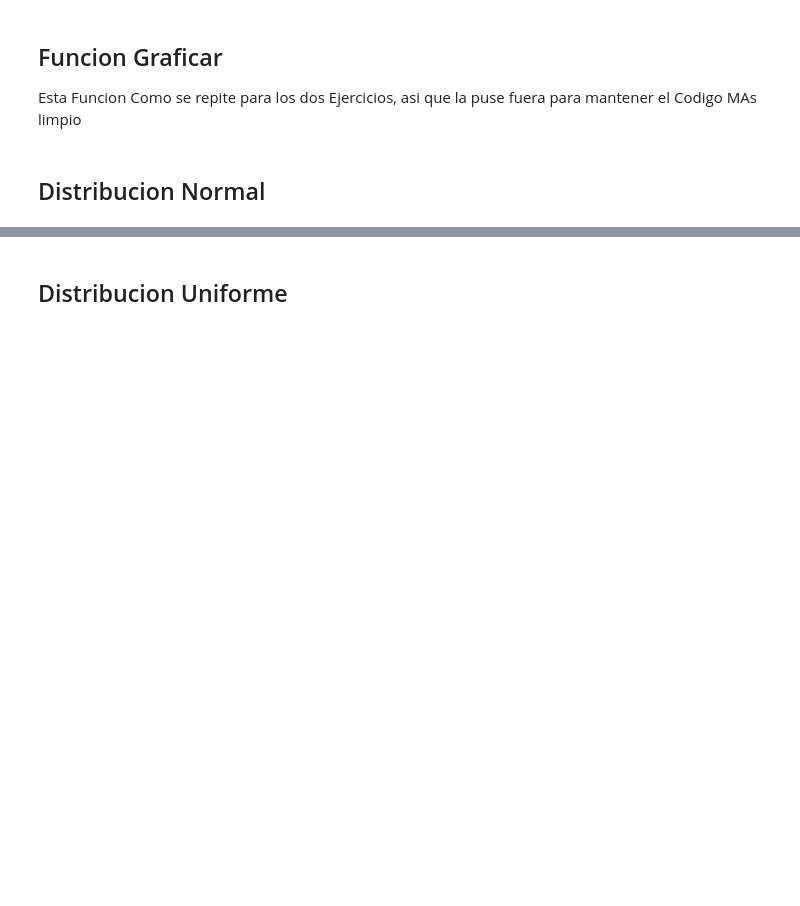
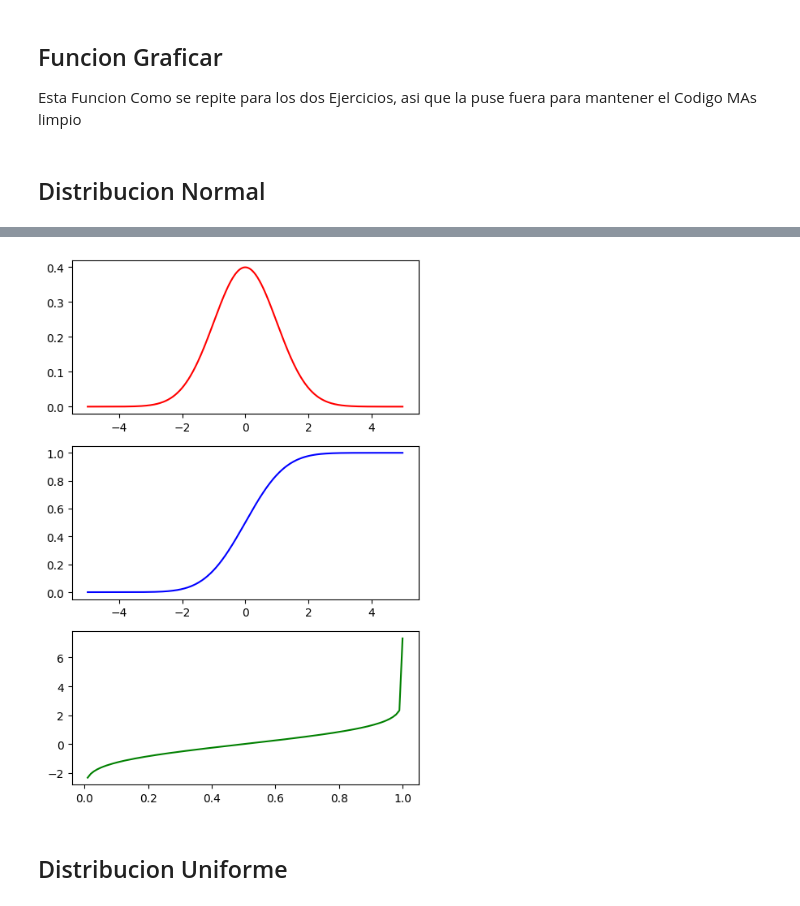
Before and after one commit to pcaliman2/probability-distribution-exercises-project-with-python, a Jupyter notebook: notebook/problems.es.ipynb, the cells around one changed output, grey strips where cells are left out. Cells and saved outputs as stored; diff of their text form; code cells hidden in the pictures; blank space fills up the shorter version.

```diff
--- a/notebook/problems.es.ipynb
+++ b/notebook/problems.es.ipynb
@@ -138,16 +136,18 @@ SyntaxError: invalid character '📌' (U+1F4CC) (1027833648.py, line 38)
 # %%
 np.random.seed(42)
 
-mean = 0
-std = 1
+media = 0
+Estandart = 1
 data = np.arange(-5, 5, 0.01)
 
-pmf = d_Normal(data, mean = mean, std = std)
-cdf = p_Normal(data, mean = mean, std = std)
-ppf = q_Normal(data, mean = mean, std = std)
+pmf = d_Normal(data, media, Estandart)
+cdf = p_Normal(data, media, Estandart)
+ppf = q_Normal(data, media, Estandart)
 
 #LLamo al Algoritmo que crea los Plots
 graficar(pmf, cdf, ppf)
+# %% [output]
+[figure, added]
 # %% [markdown]
 ## Distribucion Uniforme
 # %%
```
Also changed, not shown: parts of 3 cells of this notebook.
